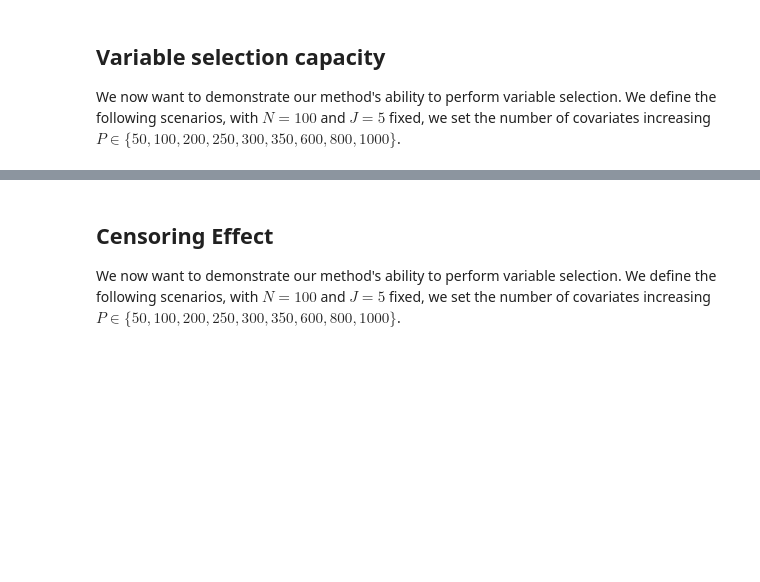
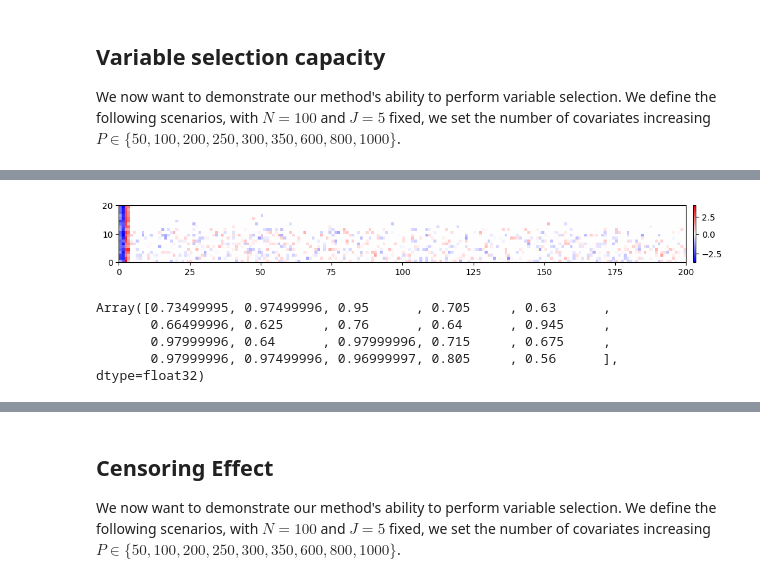
Before and after one commit to caillebotteAntoine/sdg4varselect, a Jupyter notebook: results/simulation_study.ipynb, the cells around one changed output, grey strips where cells are left out. Saved outputs shown, nothing was run; the diff lists cells and outputs as text; code cells hidden in the pictures; blank space fills up the shorter version.

```diff
--- a/results/simulation_study.ipynb
+++ b/results/simulation_study.ipynb
@@ -217,2 +320,66 @@ files/WCoxMemJM_N100_J5_P10_C0_S3 LOADED !
+# %%
+import matplotlib.pyplot as plt
+import matplotlib.colors as colors
+import numpy as np
+
+theta = jnp.array(
+    [jnp.array([(res[-1][7:]) for res in test]) for test in results.last_theta]
+)[0]
+
+params_star_HD = params_star[9:] != 0
+correct_model = jnp.array([params_star_HD == t for t in theta]).mean(axis=1)
+
+correct_model_sum = (
+    jnp.array(
+        [
+            jnp.array(correct_model == 1).sum(),
+            jnp.logical_and(0.9 <= correct_model, correct_model < 1).sum(),
+            jnp.array(correct_model < 0.9).sum(),
+        ]
+    )
+    / correct_model.shape[0]
+)
+
+
+fig = sdgplt.figure()
+ax = fig.add_subplot(1, 1, 1)
+
+
+def meshgrid(ax, dt):
+    x_abs = 0.5 + np.arange(dt.shape[1])
+    y_ord = 0.5 + np.arange(dt.shape[0])
+    x, y = np.meshgrid(x_abs, y_ord)
+
+    vmin = dt.min() if dt.min() < 0 else -0.001
+    vmax = dt.max() if dt.max() > 0 else 0.0001
+
+    colormesh = ax.pcolormesh(
+        x,
+        y,
+        dt,
+        cmap=plt.colormaps["bwr"],
+        norm=colors.TwoSlopeNorm(vmin=vmin, vcenter=0, vmax=vmax),
+    )
+
+    ax.set_aspect("equal")
+
+    # cax = fig.add_axes([ax.get_position().x1+0.01,ax.get_position().y0,0.02,ax.get_position().height])
+    cb = fig.colorbar(colormesh, ax=ax)  # , location="right")
+
+    return ax, cb
+
+ax, cb = meshgrid(ax, theta[np.argsort(correct_model),:])
+cb_pos = cb.ax.get_position()
+ax_pos = ax.get_position()
+cb.ax.set_position([ax_pos.xmax*1.01, ax_pos.ymin, ax_pos.width, ax_pos.height])
+# %% [output]
+[figure, added]
+# %%
+correct_model
+# %% [output]
+Array([0.73499995, 0.97499996, 0.95      , 0.705     , 0.63      ,
+       0.66499996, 0.625     , 0.76      , 0.64      , 0.945     ,
+       0.97999996, 0.64      , 0.97999996, 0.715     , 0.675     ,
+       0.97999996, 0.97499996, 0.96999997, 0.805     , 0.56      ],      dtype=float32)
 # %%
 # %% [output]
```
Also changed, not shown: parts of 19 cells of this notebook, 33 other files.
